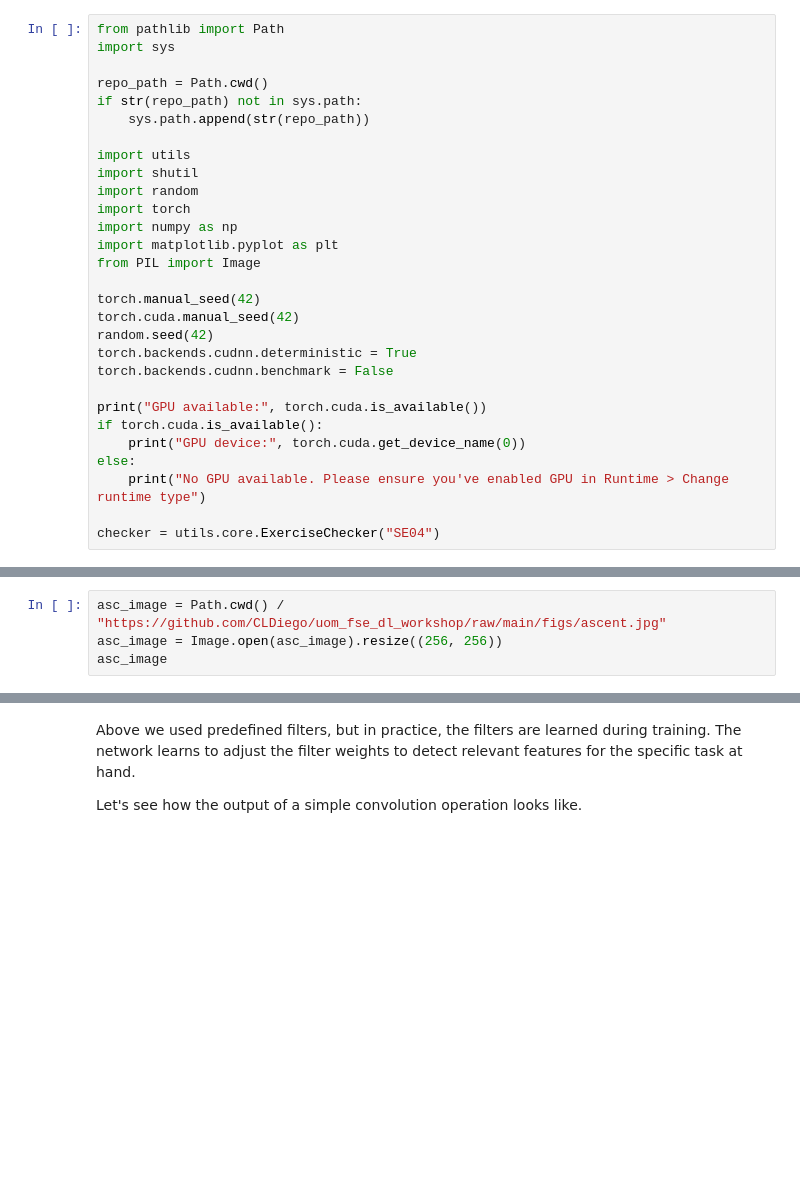
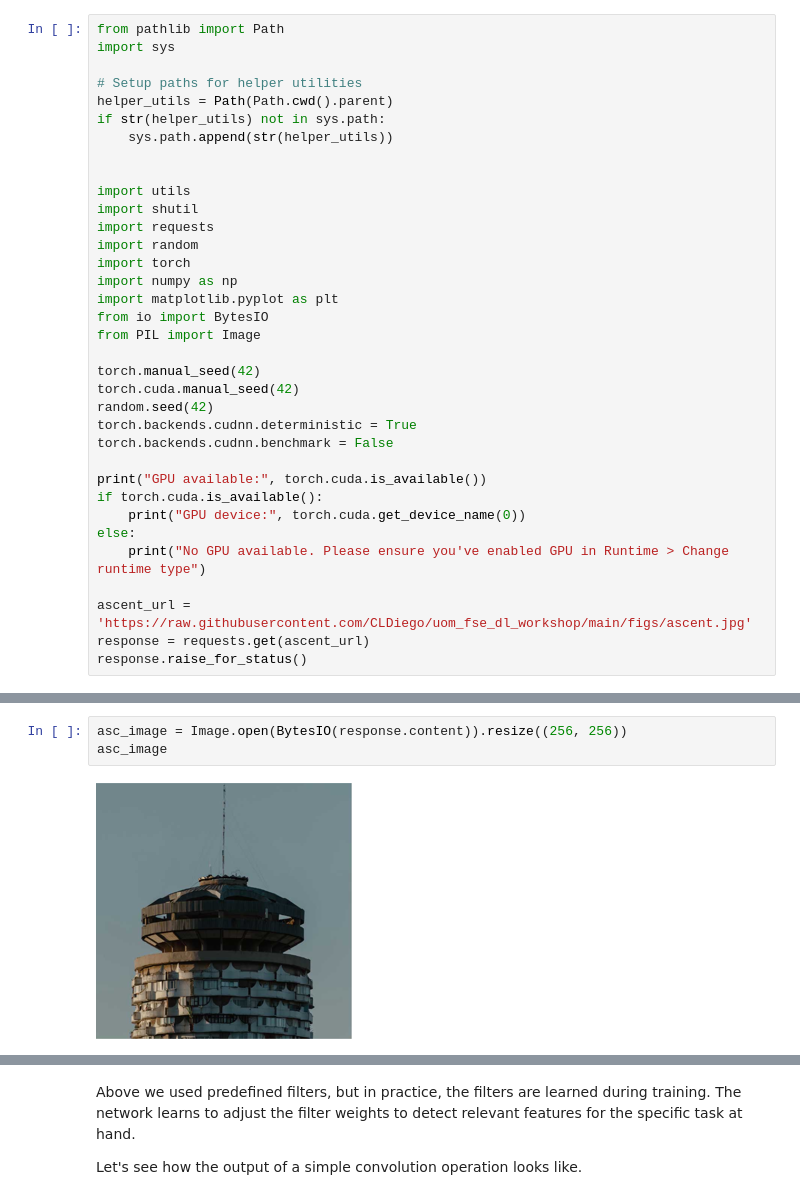
Before and after one commit to CLDiego/uom_fse_dl_workshop, a Jupyter notebook: SE04_CA_Convolutional_Neural_Networks.ipynb, the cells around one changed output, grey strips where cells are left out. Drawn from its saved outputs; the diff is of its cells as text; blank space fills up the shorter version.

```diff
--- a/SE04_CA_Convolutional_Neural_Networks.ipynb
+++ b/SE04_CA_Convolutional_Neural_Networks.ipynb
@@ -38,16 +47,20 @@ else:
 from pathlib import Path
 import sys
 
-repo_path = Path.cwd()
-if str(repo_path) not in sys.path:
-    sys.path.append(str(repo_path))
+# Setup paths for helper utilities
+helper_utils = Path(Path.cwd().parent)
+if str(helper_utils) not in sys.path:
+    sys.path.append(str(helper_utils))
+
 
 import utils
 import shutil
+import requests
 import random
 import torch
 import numpy as np
 import matplotlib.pyplot as plt
+from io import BytesIO
 from PIL import Image
 
 torch.manual_seed(42)
@@ -62,4 +75,6 @@ if torch.cuda.is_available():
 else:
     print("No GPU available. Please ensure you've enabled GPU in Runtime > Change runtime type")
 
-checker = utils.core.ExerciseChecker("SE04")
+ascent_url = 'https://raw.githubusercontent.com/CLDiego/uom_fse_dl_workshop/main/figs/ascent.jpg'
+response = requests.get(ascent_url)
+response.raise_for_status()
@@ -118,9 +140,10 @@ This process creates what's called a feature map, which highlights specific patt
 
 Let's first load an example image to work with:
 # %%
-asc_image = Path.cwd() / "https://github.com/CLDiego/uom_fse_dl_workshop/raw/main/figs/ascent.jpg"
-asc_image = Image.open(asc_image).resize((256, 256))
+asc_image = Image.open(BytesIO(response.content)).resize((256, 256))
 asc_image
+# %% [output]
+[figure, added]
 # %% [markdown]
 ## 2.2 Key Parameters in Convolution
 ***
```
Also changed, not shown: parts of 46 cells of this notebook.
